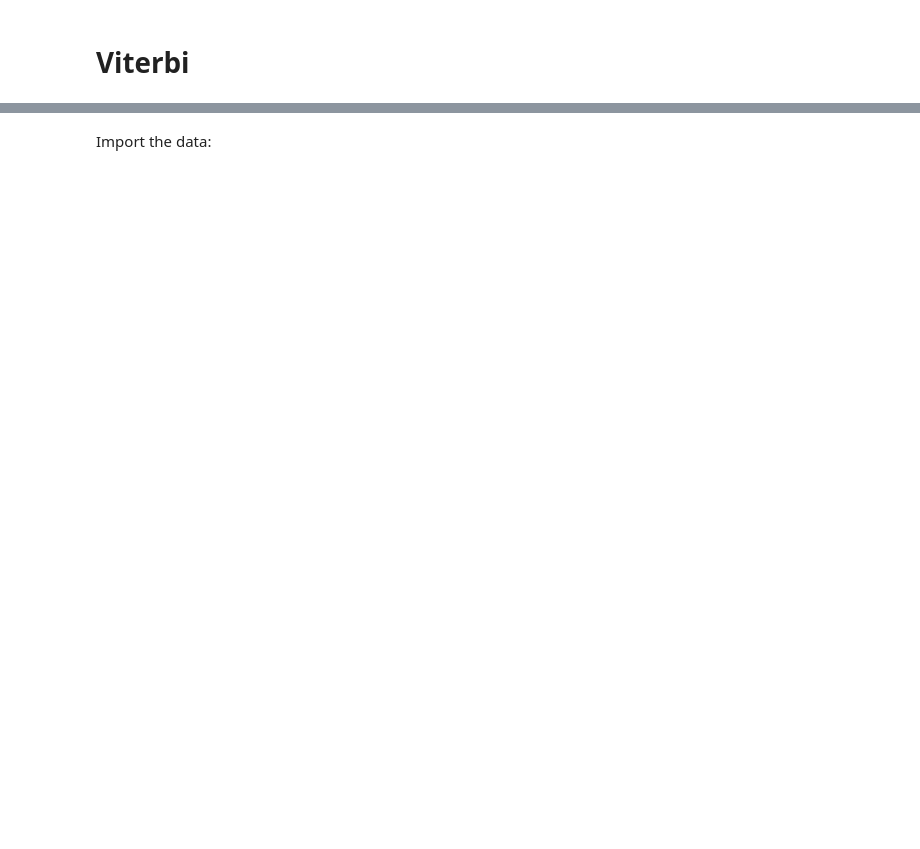
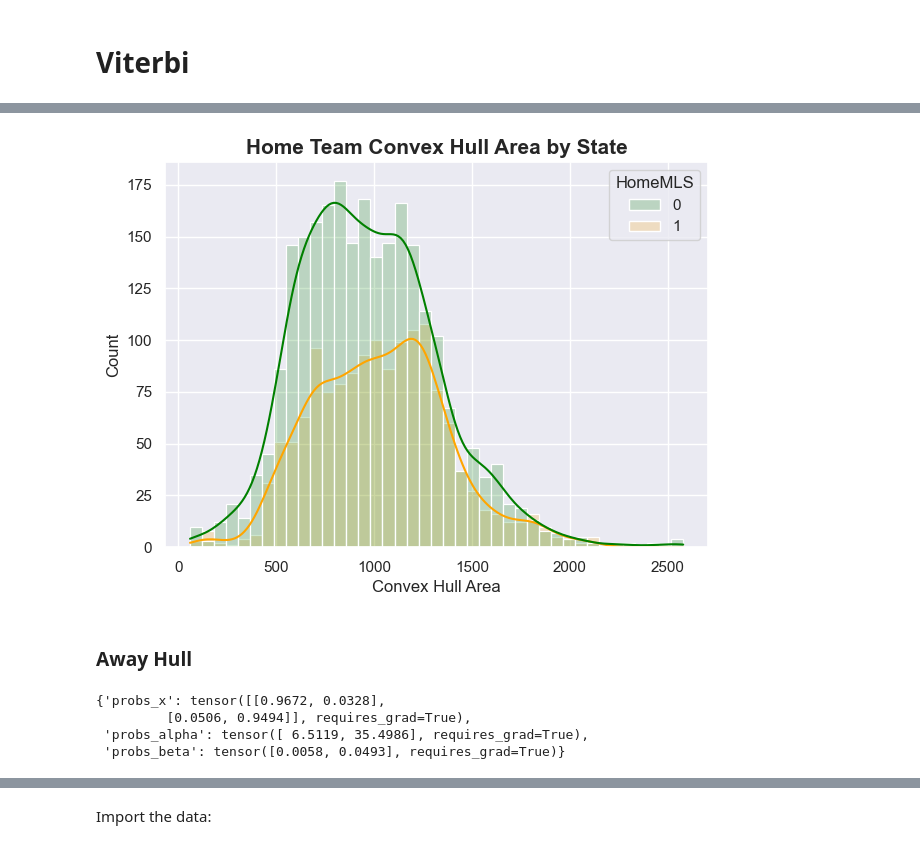
Before and after one commit to ValentinisAlessio/PML_exam, a Jupyter notebook: hmmpyro_tests/Viterbi.ipynb, the cells around one changed output, grey strips where cells are left out. Saved outputs shown, nothing was run; the diff lists cells and outputs as text; code cells hidden in the pictures; blank space fills up the shorter version.

```diff
--- a/hmmpyro_tests/Viterbi.ipynb
+++ b/hmmpyro_tests/Viterbi.ipynb
@@ -33,0 +83,11 @@ def gamma_viterbi_decoder(data, transition_matrix, shape_params, rate_params):
+# %%
+fig, ax = plt.subplots(1, 1, figsize=(7, 5))
+sns.histplot(data, x="HomeHull", hue="HomeMLS", kde=True, palette=class_colors,alpha=0.2)
+ax.set_xlabel("Convex Hull Area", fontsize=12, fontweight='normal');
+ax.set_ylabel("Count", fontsize=12, fontweight='normal');
+ax.set_title("Home Team Convex Hull Area by State", fontsize=15, fontweight='bold');
+fig.savefig("../plots/UnivariateHMM_StateDistribution_HomeTeam_matchday1.png",dpi=350)
+# %% [output]
+[figure, added]
+# %% [markdown]
+### Away Hull
@@ -33,0 +96,8 @@ def gamma_viterbi_decoder(data, transition_matrix, shape_params, rate_params):
+# %%
+posterior=torch.load("parameters/singleHMM_away.pt")
+posterior
+# %% [output]
+{'probs_x': tensor([[0.9672, 0.0328],
+         [0.0506, 0.9494]], requires_grad=True),
+ 'probs_alpha': tensor([ 6.5119, 35.4986], requires_grad=True),
+ 'probs_beta': tensor([0.0058, 0.0493], requires_grad=True)}
```
Also changed, not shown: parts of 27 cells of this notebook, 11 other files.
